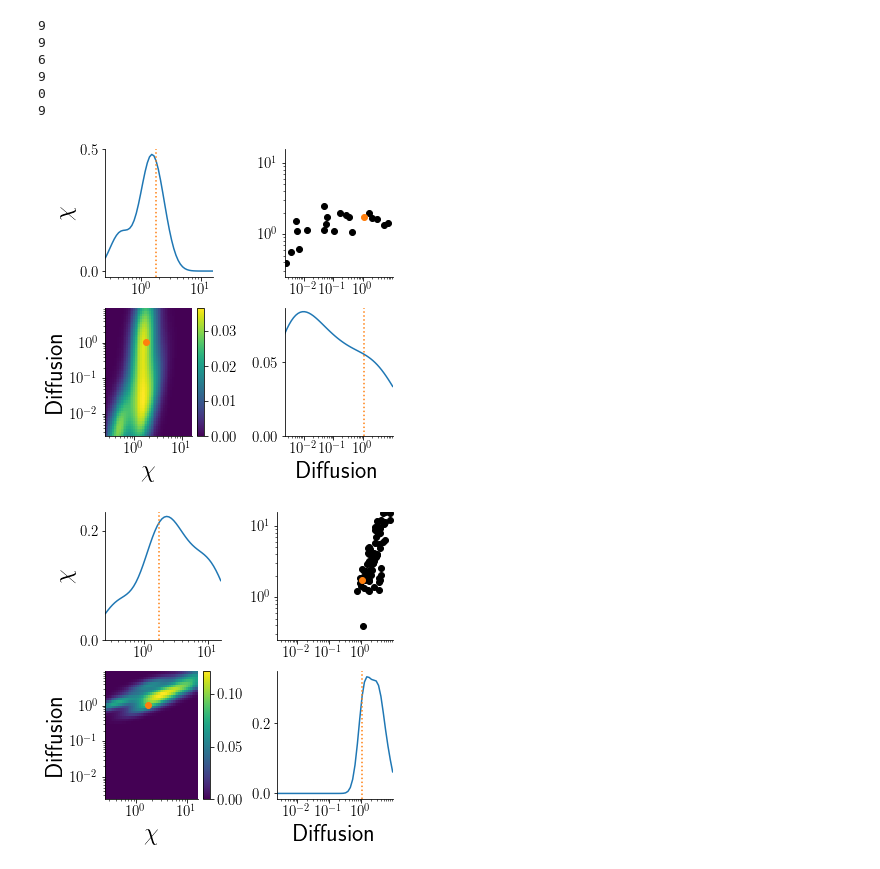
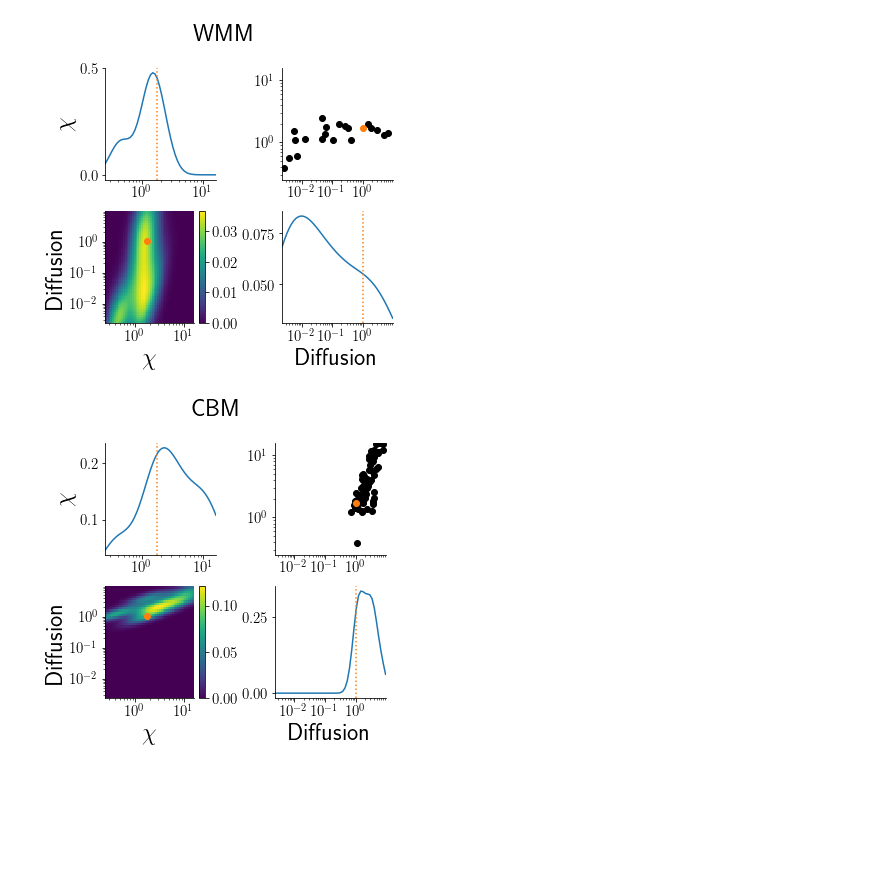
Before and after one commit to Aratz/MultiscaleCompartmentBasedModel, a Jupyter notebook: Fig5.ipynb, the cells around one changed output. Cells and saved outputs as stored; diff of their text form; code cells hidden in the pictures; blank space fills up the shorter version.

```diff
--- a/Fig5.ipynb
+++ b/Fig5.ipynb
@@ -62,7 +62,7 @@ import matplotlib.ticker as mpt
 
 tex = header
 
-for inference_file in inference_files:
+for i_file, inference_file in enumerate(inference_files):
     params = {
           'figure.figsize': (12, 12),
           'legend.fontsize': 20,
@@ -96,6 +96,11 @@ for inference_file in inference_files:
                     limits=bounds,
                     refval=true_parameters
                 )
+
+        if not i_file:
+            ax[0, 0].figure.suptitle('WMM' if not model else 'CBM', y=0.99, fontsize=24)
+            ax[0, 0].figure.tight_layout()
+
 
         for i, pi in enumerate(bounds.keys()):
             for j, pj in enumerate(bounds.keys()):
@@ -126,39 +131,33 @@ for inference_file in inference_files:
         plt.savefig(picturefile + ".pdf")
 
 
     params = {
           'figure.figsize': (12, 12),
           'legend.fontsize': 28,
           'legend.title_fontsize': 28,
           'axes.labelsize': 48,
           'axes.titlesize':48,
           'xtick.labelsize':32,
           'ytick.labelsize':32,
           'text.usetex':True,
          }
 
     plt.rcParams.update(params)
     ax = pyabc.visualization.plot_model_probabilities(history)
     handles, labels = ax.get_legend_handles_labels()
     ax.legend(handles, ['WMM', 'CBM'])
     ax.set_ylim(0, 1)
 
     picturefile = f"kde/{inference_file}mprob"
     picturefiles["mprob"] = "images/" + picturefile
     plt.savefig(picturefile + ".pdf")
 
     tex += template.format(**picturefiles)
 
 tex += footer
 with open("kde.tex", 'w') as f:
     f.write(tex)
 # %% [output]
-9
-9
-6
-9
-0
-9
-[figure, old version]
+[figure, new version]
-[figure, old version]
+[figure, new version]
 [figure]
```
Also changed, not shown: parts of 1 cell of this notebook.
